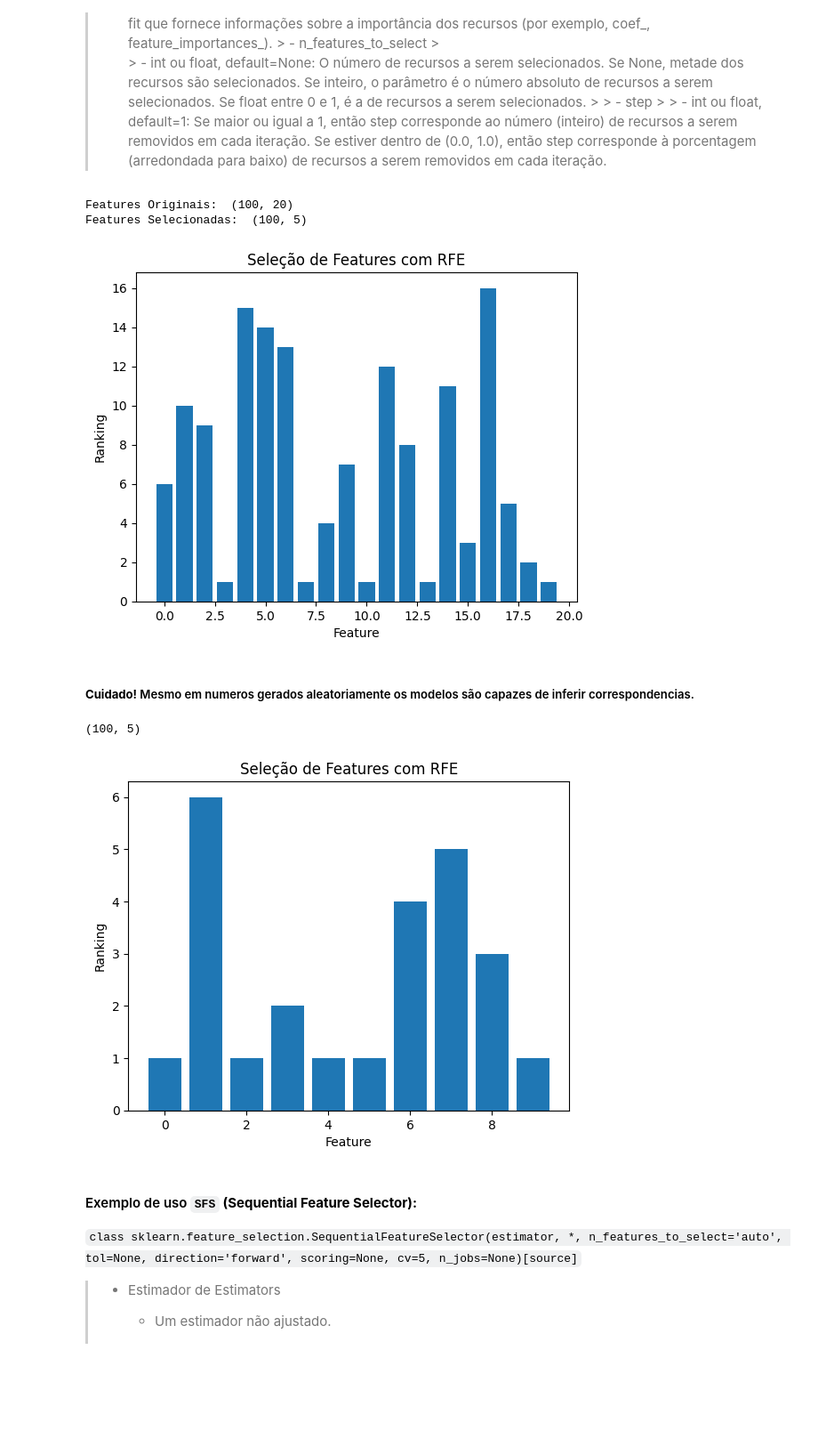
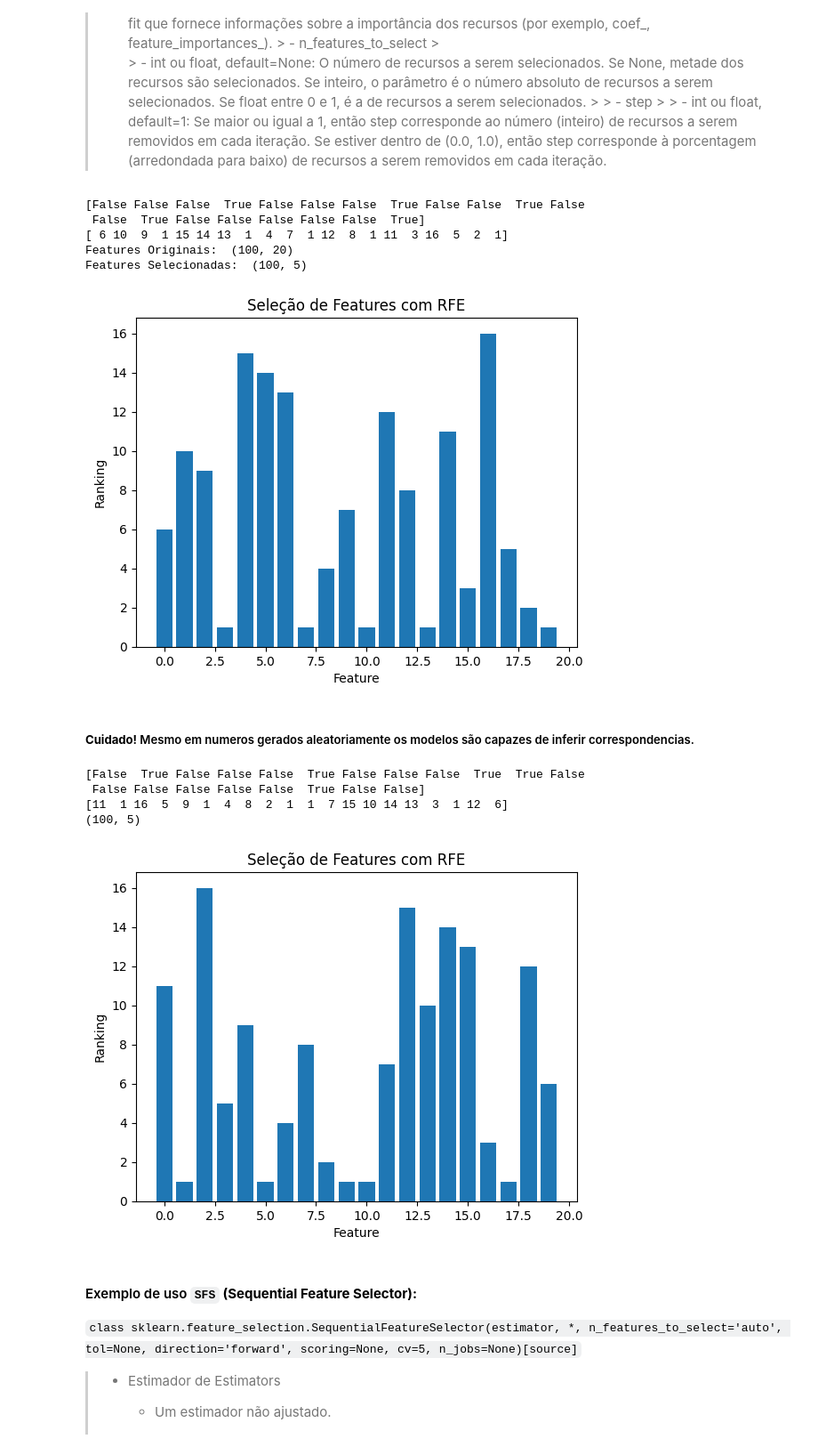
Before and after one commit to dacioms/DacioFeature3_24, a Jupyter notebook: 01_numericos/008_Selecao_Features.ipynb, the cells around one changed output. Shown at 89% size. Saved outputs shown, nothing was run; the diff lists cells and outputs as text; code cells hidden in the pictures; blank space fills up the shorter version.

```diff
--- a/01_numericos/008_Selecao_Features.ipynb
+++ b/01_numericos/008_Selecao_Features.ipynb
@@ -240,6 +240,8 @@ X, y = make_classification(n_samples=100, n_features=20, n_informative=6, n_redu
 model = LogisticRegression()
 rfe = RFE(model, n_features_to_select=5)
 X_new = rfe.fit_transform(X, y)
+print(rfe.support_)
+print(rfe.ranking_)
 
 print('Features Originais: ', X.shape, '\nFeatures Selecionadas: ', X_new.shape)
 
@@ -251,6 +253,9 @@ plt.ylabel('Ranking')
 plt.title('Seleção de Features com RFE')
 plt.show()
 # %% [output]
+[False False False  True False False False  True False False  True False
+ False  True False False False False False  True]
+[ 6 10  9  1 15 14 13  1  4  7  1 12  8  1 11  3 16  5  2  1]
 Features Originais:  (100, 20)
 Features Selecionadas:  (100, 5)
 [figure]
@@ -259,30 +264,36 @@ Features Selecionadas:  (100, 5)
 # %%
 from sklearn.feature_selection import RFE
 from sklearn.linear_model import LogisticRegression
 
 # Dados de exemplo (X: features, y: target)
-X = np.random.randn(100, 10)
+X = np.random.randn(100, 20)
 y = np.random.randint(0, 2, 100)
 
 # Aplicar RFE com Logistic Regression
 model = LogisticRegression()
 rfe = RFE(model, n_features_to_select=5)
 X_new = rfe.fit_transform(X, y)
+print(rfe.support_)
+print(rfe.ranking_)
+
 
 # Features selecionadas
 print(X_new.shape)
 
 
 # Exibir ranking das features
 ranking = rfe.ranking_
 plt.bar(range(len(ranking)), ranking)
 plt.xlabel('Feature')
 plt.ylabel('Ranking')
 plt.title('Seleção de Features com RFE')
 plt.show()
 # %% [output]
+[False  True False False False  True False False False  True  True False
+ False False False False False  True False False]
+[11  1 16  5  9  1  4  8  2  1  1  7 15 10 14 13  3  1 12  6]
 (100, 5)
-[figure, old version]
+[figure, new version]
 # %% [markdown]
 #### Exemplo de uso `SFS` **(Sequential Feature Selector):**
 
```
Also changed, not shown: parts of 8 cells of this notebook, 2 other files.
